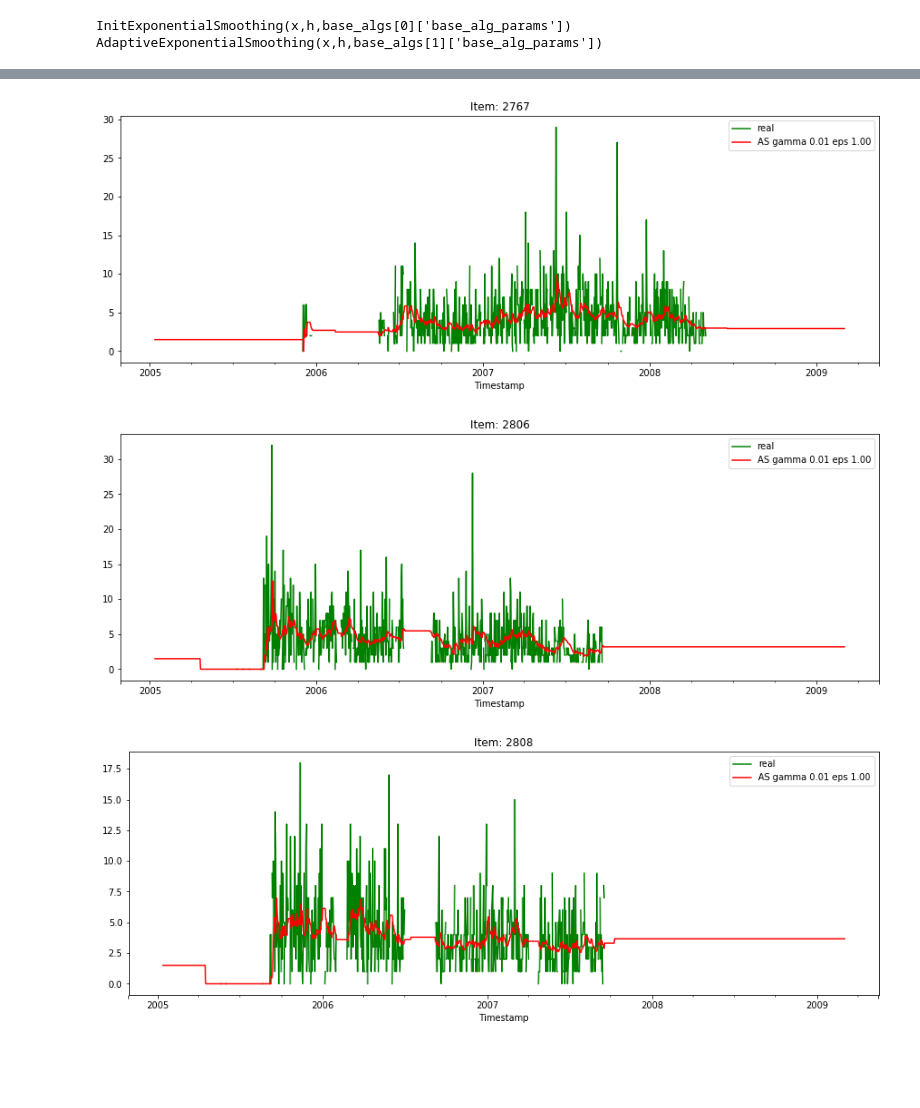
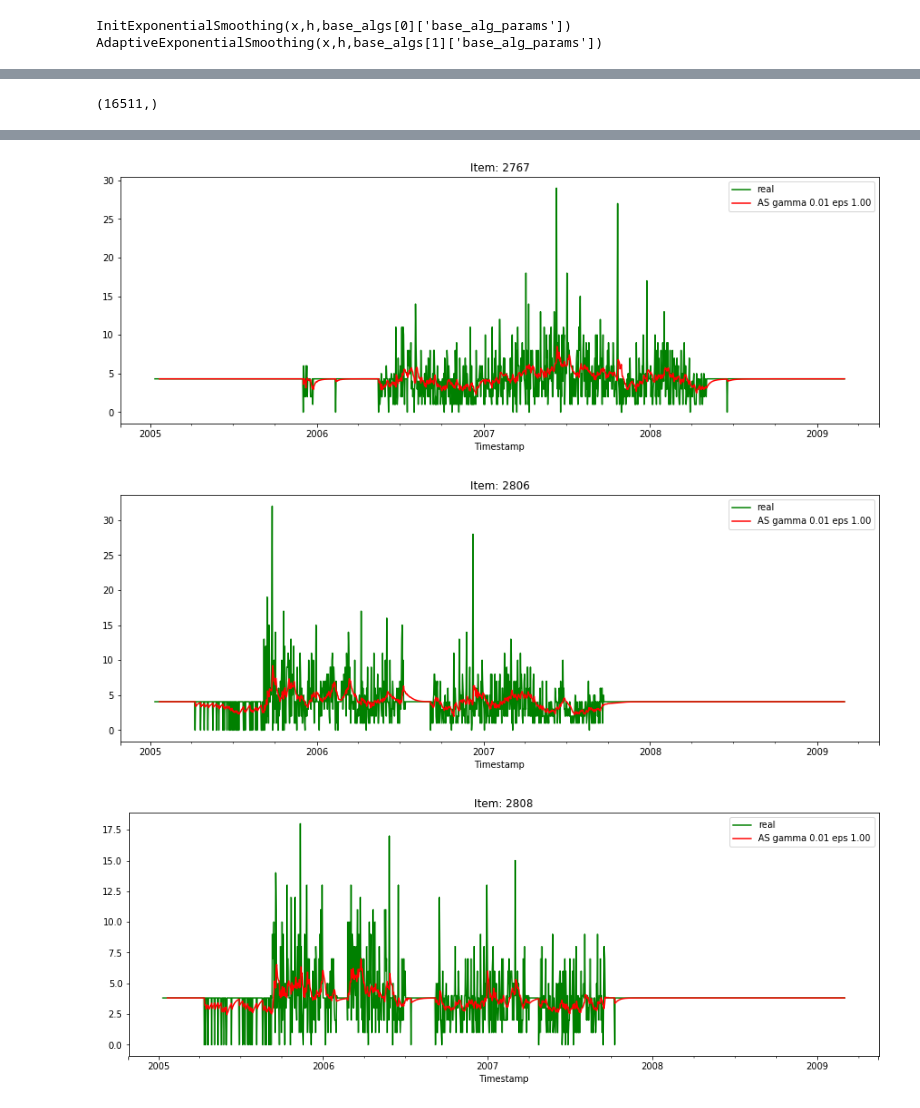
Before and after one commit to aromanenko/AggregatingAlgorithm, a Jupyter notebook: induction/arbitrated.ipynb, the cells around one changed output, grey strips where cells are left out. Drawn from its saved outputs; the diff is of its cells as text; code cells hidden in the pictures; blank space fills up the shorter version.

```diff
--- a/induction/arbitrated.ipynb
+++ b/induction/arbitrated.ipynb
@@ -183,9 +161,0 @@ array([[0, 1, 2],
-# %%
-k = 10
-for x, y in [(X_train, Y_train), (X_val, Y_val), (X_test, Y_test)]:
-    for i in range(len(x)):
-        x[i] = sc.hankel(x[i][:-(k-1)], [-1]+list(x[i][-(k-1):]) )[:-h, :]
-        y[i] = y[i][0, k-1+h:]  # [:, k-1+h:-h]
-        print(x[i].shape, y[i].shape)
-X_train, X_val, X_test = np.vstack(X_train), np.vstack(X_val), np.vstack(X_test)
-Y_train, Y_val, Y_test = np.vstack(Y_train).flatten(), np.vstack(Y_val).flatten(), np.vstack(Y_test).flatten()
@@ -249,10 +162,15 @@ FRC_TS['AS gamma %.2f eps %.2f' % (gamma, eps)] = frc_ts
+# %%
+forecast[ np.logical_not(np.isnan(forecast)) ].shape
+# %% [output]
+(16511,)
 # %%
 # draw forecast of Adaprive Selection
-alg_name = 'AS gamma 0.01 eps 1.00'
-for col in ts.columns:
+#alg_name = 'AS gamma 0.01 eps 1.00'
+for i, col in enumerate(ts.columns):
     ts[col].plot(figsize=(15,5), color='green', label='real')
-    forecast = FRC_TS[alg_name]
-    forecast[col].plot(color='red', label=alg_name)
+    #forecast = FRC_TS[alg_name]
+    pd.Series(data=forecast[i, :-1], index=ts[col].index).plot(color='red', label=alg_name)
+
     plt.title(col)
     plt.legend()
     plt.show()
@@ -268,3 +186,3 @@ for col in ts.columns:
-[figure, old version]
+[figure, new version]
-[figure, old version]
+[figure, new version]
-[figure, old version]
+[figure, new version]
```
Also changed, not shown: parts of 18 cells of this notebook.
